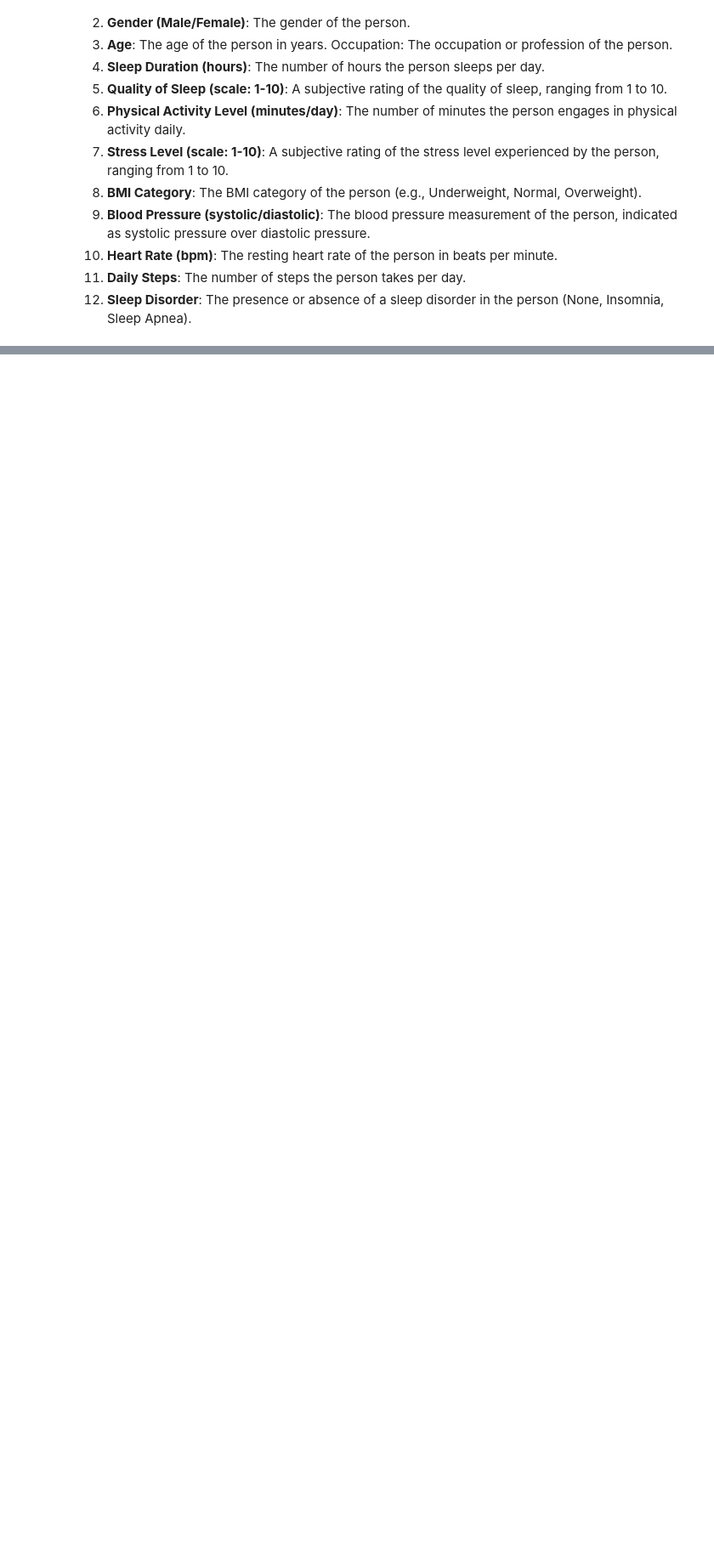
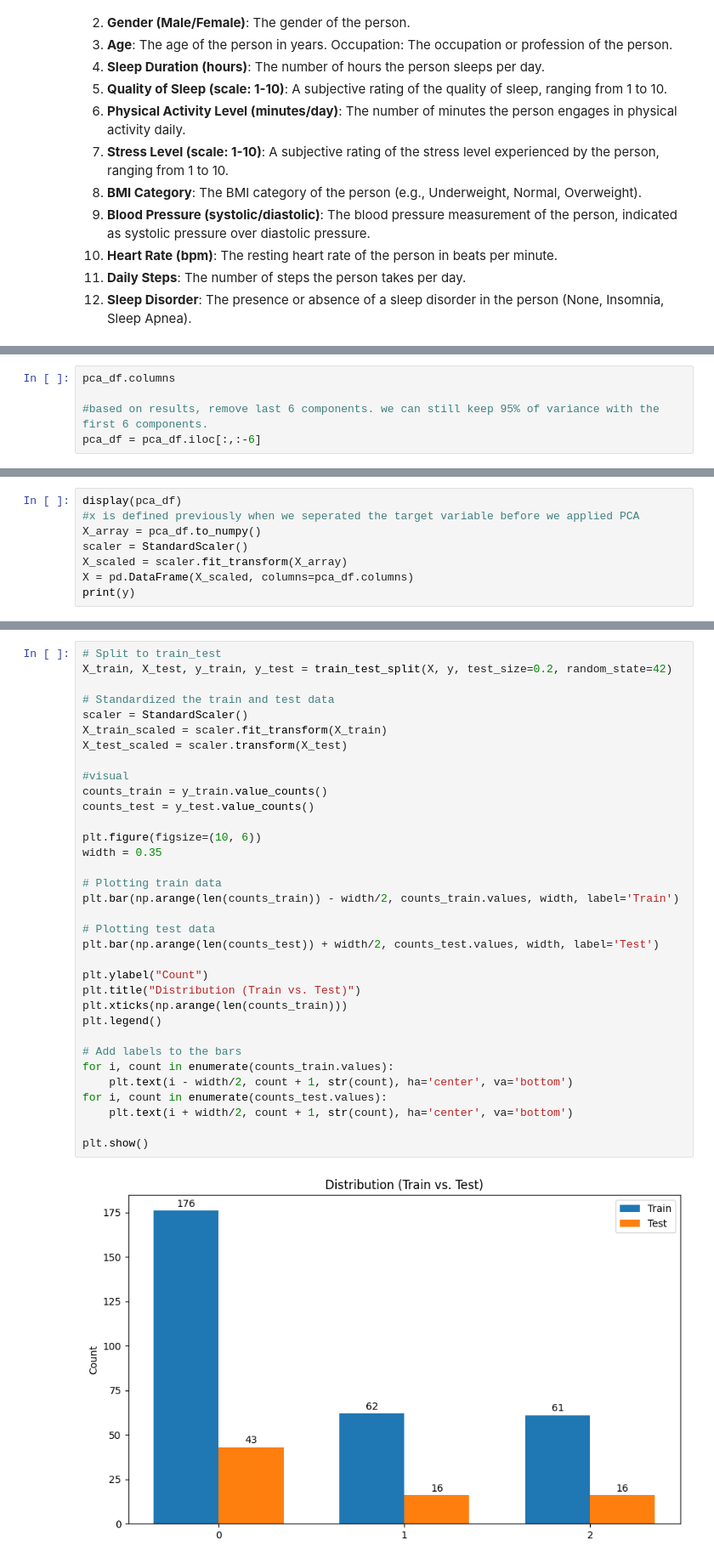
Before and after one commit to sonaj000/SleepAnalysis, a Jupyter notebook: Sleep-Analysis.ipynb, the cells around one changed output, grey strips where cells are left out. Shown at 85% size. Saved outputs shown, nothing was run; the diff lists cells and outputs as text; blank space fills up the shorter version.

```diff
--- a/Sleep-Analysis.ipynb
+++ b/Sleep-Analysis.ipynb
@@ -133,0 +209,5 @@ Index(['Age', 'Stress Level', 'Heart Rate', 'Physical Activity Level',
+# %%
+pca_df.columns
+
+#based on results, remove last 6 components. we can still keep 95% of variance with the first 6 components.
+pca_df = pca_df.iloc[:,:-6]
@@ -133,0 +216,8 @@ Index(['Age', 'Stress Level', 'Heart Rate', 'Physical Activity Level',
+# %%
+display(pca_df)
+#x is defined previously when we seperated the target variable before we applied PCA
+X_array = pca_df.to_numpy()
+scaler = StandardScaler()
+X_scaled = scaler.fit_transform(X_array)
+X = pd.DataFrame(X_scaled, columns=pca_df.columns)
+print(y)
@@ -134 +304,37 @@ Index(['Age', 'Stress Level', 'Heart Rate', 'Physical Activity Level',
+# %%
+# Split to train_test
+X_train, X_test, y_train, y_test = train_test_split(X, y, test_size=0.2, random_state=42)
+
+# Standardized the train and test data
+scaler = StandardScaler()
+X_train_scaled = scaler.fit_transform(X_train)
+X_test_scaled = scaler.transform(X_test)
+
+#visual
+counts_train = y_train.value_counts()
+counts_test = y_test.value_counts()
+
+plt.figure(figsize=(10, 6))
+width = 0.35
+
+# Plotting train data
+plt.bar(np.arange(len(counts_train)) - width/2, counts_train.values, width, label='Train')
+
+# Plotting test data
+plt.bar(np.arange(len(counts_test)) + width/2, counts_test.values, width, label='Test')
+
+plt.ylabel("Count")
+plt.title("Distribution (Train vs. Test)")
+plt.xticks(np.arange(len(counts_train)))
+plt.legend()
+
+# Add labels to the bars
+for i, count in enumerate(counts_train.values):
+    plt.text(i - width/2, count + 1, str(count), ha='center', va='bottom')
+for i, count in enumerate(counts_test.values):
+    plt.text(i + width/2, count + 1, str(count), ha='center', va='bottom')
+
+plt.show()
+# %% [output]
+[figure, added]
 # %% [markdown]
```
Also changed, not shown: parts of 34 cells of this notebook.
